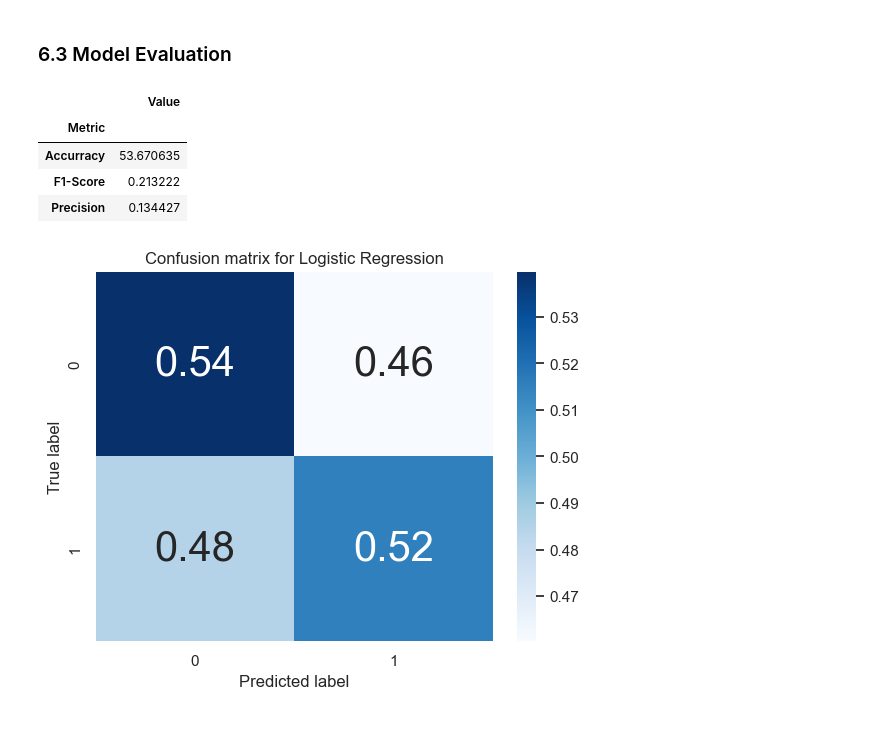
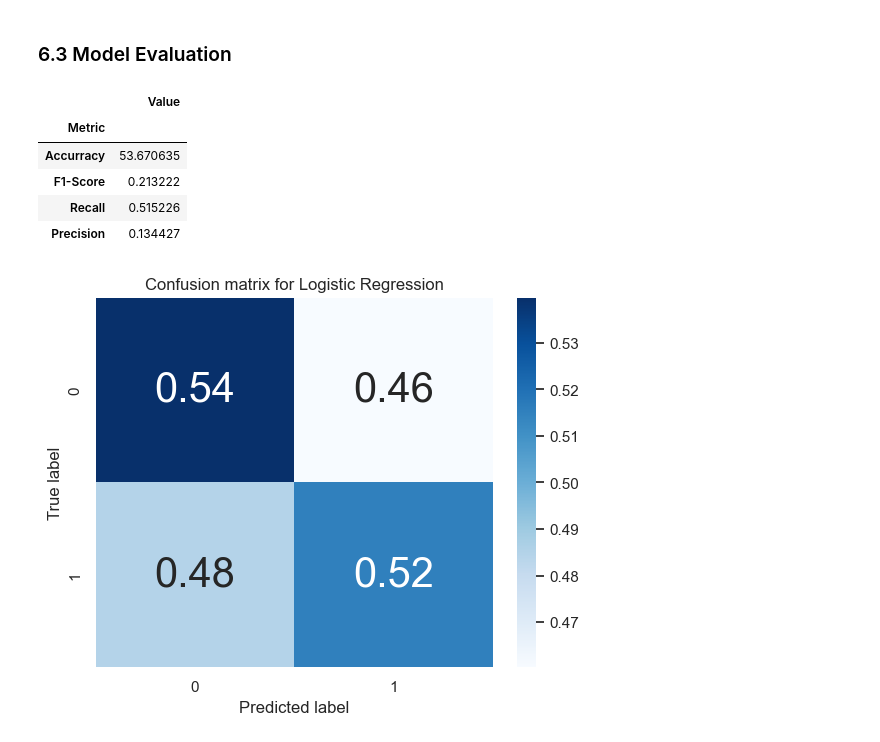
Before and after one commit to MazenMohamedAbdalla/Loan_Prediction, a Jupyter notebook: Loan Prediction/Loan_Prediction.ipynb, the cells around one changed output. Saved outputs shown, nothing was run; the diff lists cells and outputs as text; code cells hidden in the pictures.

```diff
--- a/Loan Prediction/Loan_Prediction.ipynb
+++ b/Loan Prediction/Loan_Prediction.ipynb
@@ -578,14 +578,15 @@ model_prec = precision_score(y_test, prediction)
 model_rec = recall_score(y_test, prediction)
 model_f1 = f1_score(y_test, prediction)
 # %%
-ev = pd.DataFrame({'Metric':['Accurracy','F1-Score','Precision'],
-             'Value':[model_acc,model_f1,model_prec]}).set_index('Metric')
+ev = pd.DataFrame({'Metric':['Accurracy','F1-Score','Recall','Precision'],
+             'Value':[model_acc,model_f1,model_rec,model_prec]}).set_index('Metric')
 ev
 # %% [output]
 |  | Value |
 | Metric |  |
 | Accurracy | 53.670635 |
 | F1-Score | 0.213222 |
+| Recall | 0.515226 |
 | Precision | 0.134427 |
 # %%
 cm = confusion_matrix(y_test, prediction)
```
Also changed, not shown: parts of 1 cell of this notebook.
